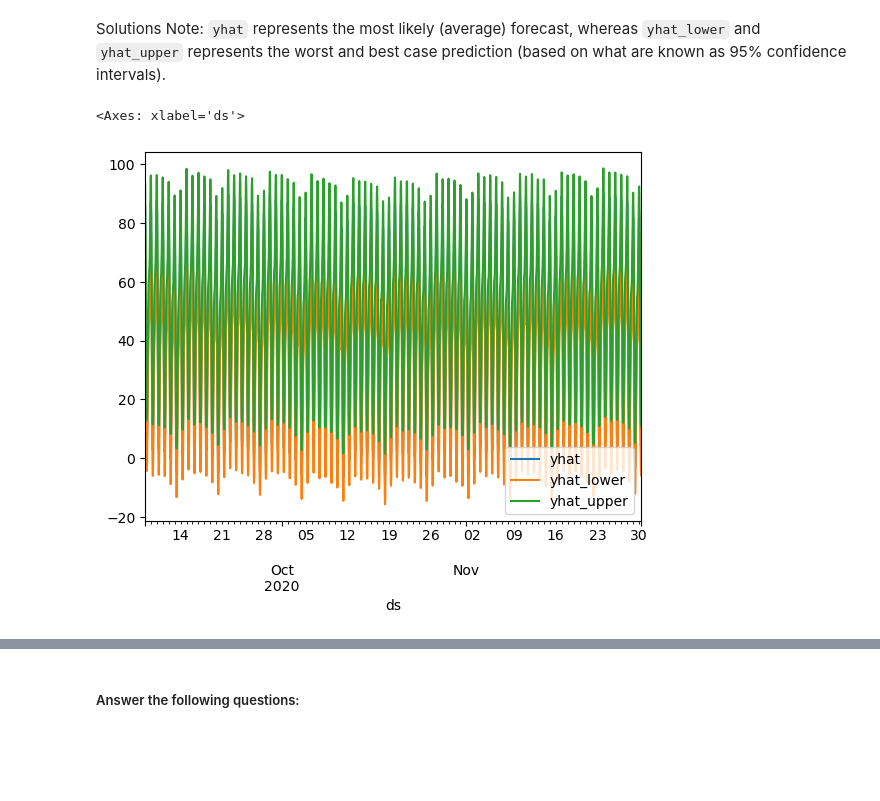
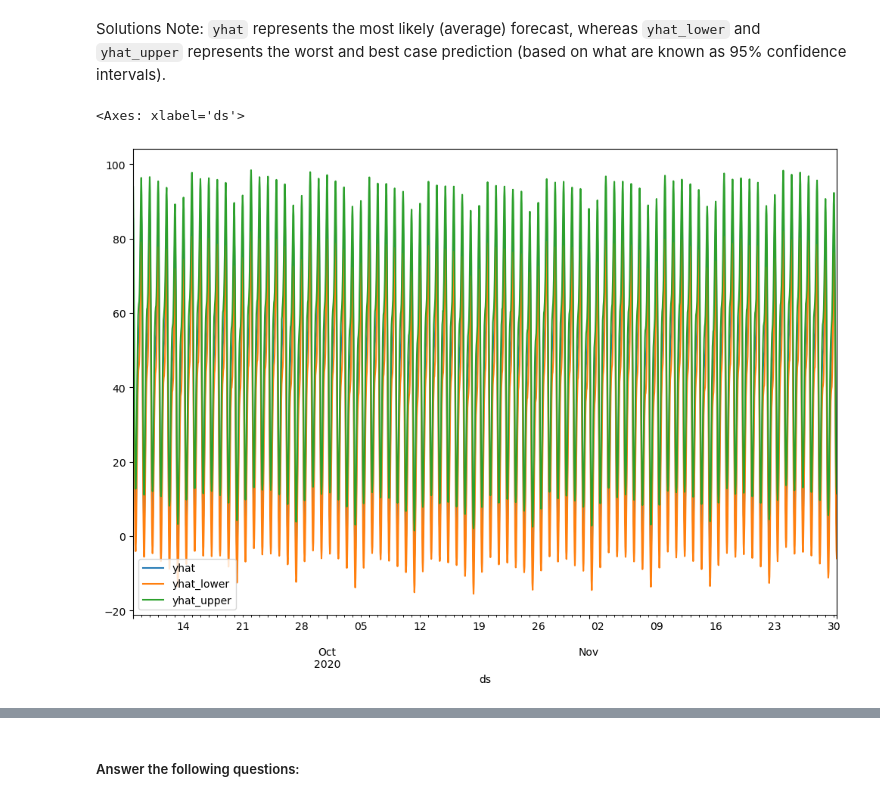
Before and after one commit to mdipinto1/prophet-challenge, a Jupyter notebook: forecasting_net_prophet.ipynb, the cells around one changed output, grey strips where cells are left out. Cells and saved outputs as stored; diff of their text form; code cells hidden in the pictures; blank space fills up the shorter version.

```diff
--- a/forecasting_net_prophet.ipynb
+++ b/forecasting_net_prophet.ipynb
@@ -371,3 +382,4 @@ Now, you need to produce a time series model that analyzes and forecasts pattern
 # %%
 # Fit the time-series model.
+m.fit(df_mercado_trends)
 # %% [output]
@@ -377,9 +389,10 @@ Now, you need to produce a time series model that analyzes and forecasts pattern
 # %%
 # Create a future dataframe to hold predictions
 # Make the prediction go out as far as 2000 hours (approx 80 days)
-
+future_mercado_trends = m.make_future_dataframe(periods=2000, freq='H')
 
 # View the last five rows of the future_mercado_trends DataFrame
+future_mercado_trends.tail()
 # %% [output]
 |  | ds |
 | 39101 | 2020-11-30 04:00:00 |
@@ -389,8 +402,9 @@ Now, you need to produce a time series model that analyzes and forecasts pattern
 | 39105 | 2020-11-30 08:00:00 |
 # %%
 # Make the predictions for the trend data using the future_mercado_trends DataFrame
-
+forecast_mercado_trends = m.predict(future_mercado_trends)
 
 # Display the first five rows of the forecast_mercado_trends DataFrame
+forecast_mercado_trends.head()
 # %% [output]
 |  | ds | trend | yhat_lower | yhat_upper | trend_lower | trend_upper | additive_terms | ... |
@@ -423,9 +438,10 @@ Now, you need to produce a time series model that analyzes and forecasts pattern
 * What's the lowest point for search traffic in the calendar year?
 # %%
 # Set the index in the forecast_mercado_trends DataFrame to the ds datetime column
-
+forecast_mercado_trends.set_index('ds',inplace=True)
 
 # View the only the yhat,yhat_lower and yhat_upper columns from the DataFrame
+forecast_mercado_trends[['yhat','yhat_lower','yhat_upper']]
 # %% [output]
 |  | yhat | yhat_lower | yhat_upper |
 | ds |  |  |  |
@@ -439,8 +462,9 @@ Solutions Note: `yhat` represents the most likely (average) forecast, whereas `y
 # %%
 # From the forecast_mercado_trends DataFrame, plot the data to visualize
 #  the yhat, yhat_lower, and yhat_upper columns over the last 2000 hours
+forecast_mercado_trends[['yhat','yhat_lower','yhat_upper']].iloc[-2000:,:].plot(figsize=(12,8))
 # %% [output]
 <Axes: xlabel='ds'>
-[figure, old version]
+[figure, new version]
 # %%
 # Reset the index in the forecast_mercado_trends DataFrame
```
Also changed, not shown: parts of 19 cells of this notebook, 1 other file.
